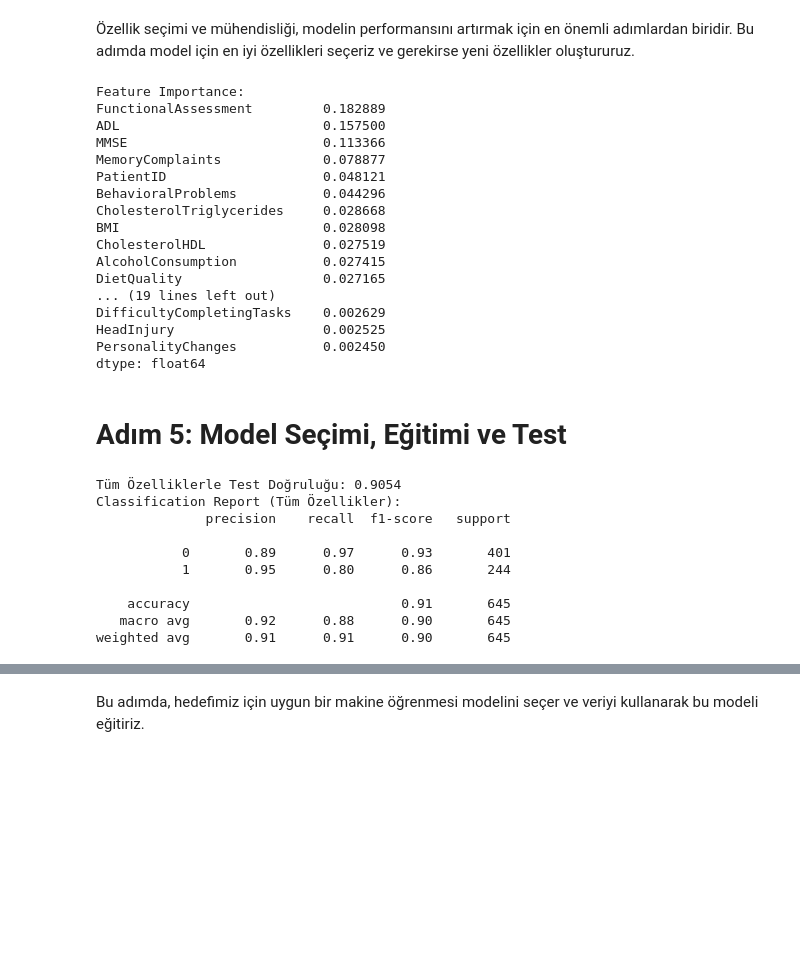
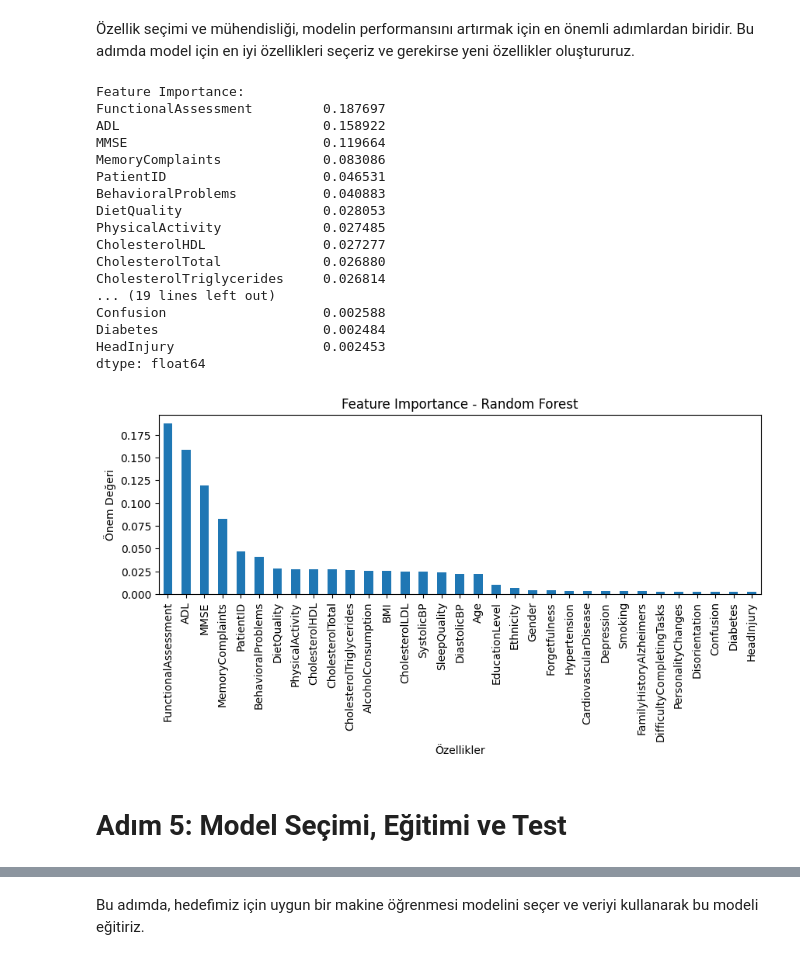
Before and after one commit to gamzegezgin/Alzheimers_Disease_Analysis, a Jupyter notebook: alzheimers_disease_analysis.ipynb, the cells around one changed output, grey strips where cells are left out. Saved outputs shown, nothing was run; the diff lists cells and outputs as text; code cells hidden in the pictures; blank space fills up the shorter version.

```diff
--- a/alzheimers_disease_analysis.ipynb
+++ b/alzheimers_disease_analysis.ipynb
@@ -115,7 +107,11 @@ plt.show()
 # %% [markdown]
 Özellik seçimi ve mühendisliği, modelin performansını artırmak için en önemli adımlardan biridir. Bu adımda model için en iyi özellikleri seçeriz ve gerekirse yeni özellikler oluştururuz.
 # %%
-#Feature importance analizi yaparak "diagnosis"e en cok etki eden sutunları bulalım.
+from sklearn.ensemble import RandomForestClassifier
+import pandas as pd
+from sklearn.model_selection import train_test_split
+
+#Feature importance analizi yaparak "diagnosis"e en cok etki eden sutunları bulacagız
 
 target_variable = 'Diagnosis'  # Tahmin etmek istediğimiz hedef değişken
 
@@ -125,11 +121,10 @@ X = data.drop(columns=[target_variable])  # Bağımsız değişkenler
 # 'Diagnosis' sütununu bağımlı değişken (hedef değişken) olarak belirliyoruz
 y = data[target_variable]  # Bağımlı değişken
 
-
 from sklearn.model_selection import train_test_split
 
-# Veri setini %70 eğitim ve %30 test olarak bölüyoruz
-X_train, X_test, y_train, y_test = train_test_split(X, y, test_size=0.3, random_state=42)
+# Veri setini %80 eğitim ve %20 test olarak bölüyoruz
+X_train, X_test, y_train, y_test = train_test_split(X, y, test_size=0.2, random_state=42)
 
 # feature importance değerlerini elde etmek için model eğitimi yapmalıymışım
 # Random Forest modelini oluşturuyoruz
@@ -148,48 +143,32 @@ print("Feature Importance:")
 print(feature_importance)
 # %% [output]
 Feature Importance:
-FunctionalAssessment         0.182889
-ADL                          0.157500
-MMSE                         0.113366
-MemoryComplaints             0.078877
-PatientID                    0.048121
-BehavioralProblems           0.044296
-CholesterolTriglycerides     0.028668
-BMI                          0.028098
-CholesterolHDL               0.027519
-AlcoholConsumption           0.027415
-DietQuality                  0.027165
+FunctionalAssessment         0.187697
+ADL                          0.158922
+MMSE                         0.119664
+MemoryComplaints             0.083086
+PatientID                    0.046531
+BehavioralProblems           0.040883
+DietQuality                  0.028053
+PhysicalActivity             0.027485
+CholesterolHDL               0.027277
+CholesterolTotal             0.026880
+CholesterolTriglycerides     0.026814
 ... (19 lines left out)
-DifficultyCompletingTasks    0.002629
-HeadInjury                   0.002525
-PersonalityChanges           0.002450
+Confusion                    0.002588
+Diabetes                     0.002484
+HeadInjury                   0.002453
 dtype: float64
+# %%
+import matplotlib.pyplot as plt
+
+plt.figure(figsize=(10, 3))
+feature_importance.plot(kind='bar')
+plt.title('Feature Importance - Random Forest')
+plt.xlabel('Özellikler')
+plt.ylabel('Önem Değeri')
+plt.show()
+# %% [output]
+[figure, added]
 # %% [markdown]
 # **Adım 5: Model Seçimi, Eğitimi ve Test**
-# %%
-from sklearn.ensemble import RandomForestClassifier
-from sklearn.metrics import accuracy_score, classification_report
-
-# Modeli bir önceki adımda oluşturduk ve eğittik
-# model = RandomForestClassifier(random_state=42)
-# model.fit(X_train, y_train)
-
-# Test verisi üzerinde tahmin yapalım
-y_test_pred_full = model.predict(X_test)
-
-# Modelin performansını ölçelim
-test_accuracy_full = accuracy_score(y_test, y_test_pred_full)
-print(f"Tüm Özelliklerle Test Doğruluğu: {test_accuracy_full:.4f}")
-print("Classification Report (Tüm Özellikler):")
-print(classification_report(y_test, y_test_pred_full))
-# %% [output]
-Tüm Özelliklerle Test Doğruluğu: 0.9054
-Classification Report (Tüm Özellikler):
-              precision    recall  f1-score   support
-
-           0       0.89      0.97      0.93       401
-           1       0.95      0.80      0.86       244
-
-    accuracy                           0.91       645
-   macro avg       0.92      0.88      0.90       645
-weighted avg       0.91      0.91      0.90       645
```
Also changed, not shown: parts of 16 cells of this notebook, 20 other files.
